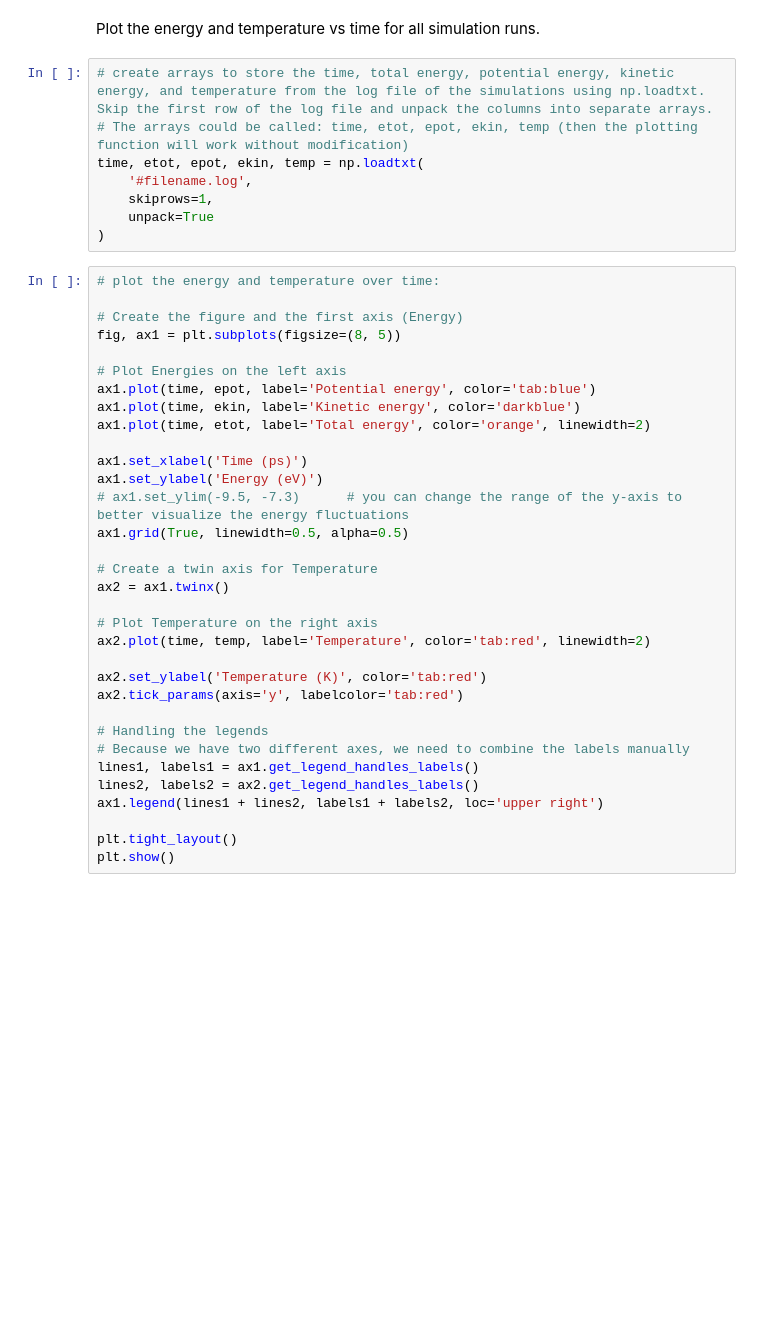
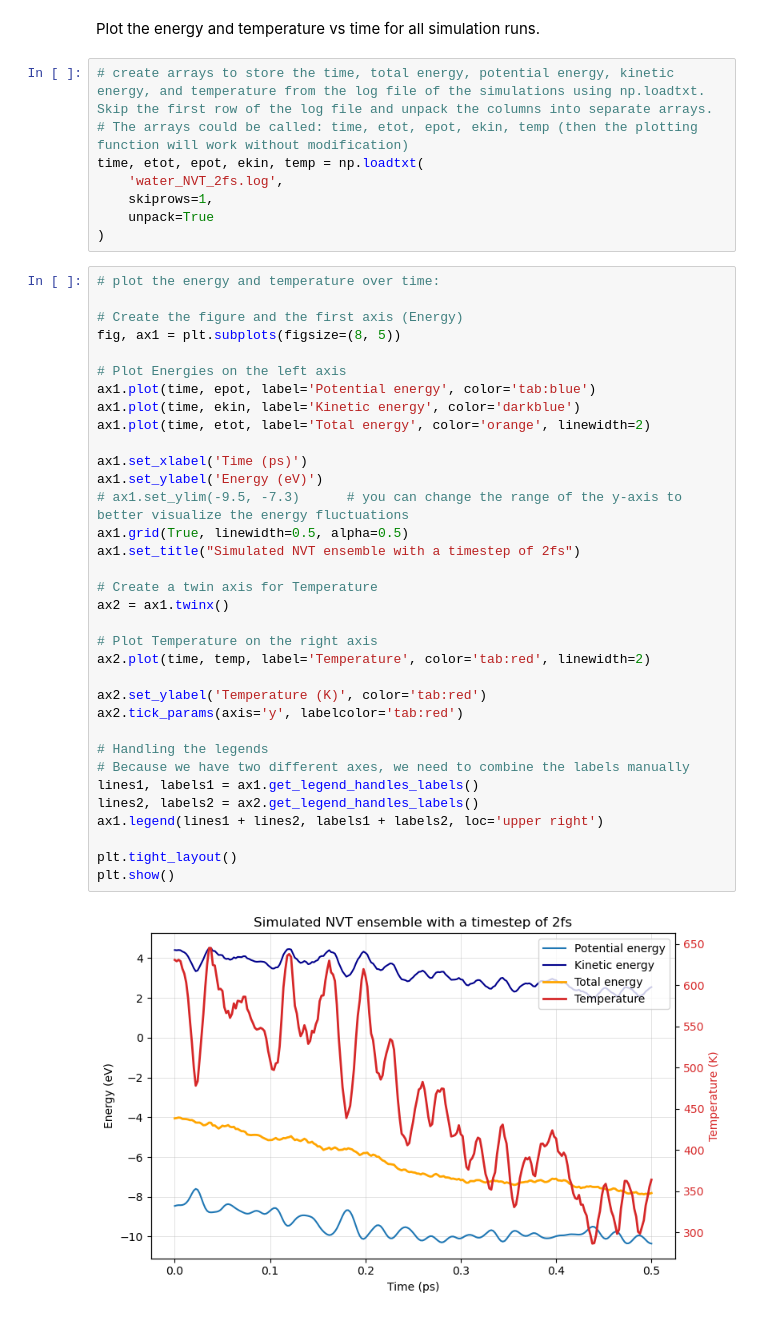
Before and after one commit to JulianBruegger996/Compchem, a Jupyter notebook: 9/Day9_MD_water.ipynb, the cells around one changed output. Saved outputs shown, nothing was run; the diff lists cells and outputs as text; blank space fills up the shorter version.

```diff
--- a/9/Day9_MD_water.ipynb
+++ b/9/Day9_MD_water.ipynb
@@ -141,7 +181,7 @@ Plot the energy and temperature vs time for all simulation runs.
 # create arrays to store the time, total energy, potential energy, kinetic energy, and temperature from the log file of the simulations using np.loadtxt. Skip the first row of the log file and unpack the columns into separate arrays.
 # The arrays could be called: time, etot, epot, ekin, temp (then the plotting function will work without modification)
 time, etot, epot, ekin, temp = np.loadtxt(
-    '#filename.log',
+    'water_NVT_2fs.log',
     skiprows=1,
     unpack=True
 )
@@ -151,30 +191,33 @@ time, etot, epot, ekin, temp = np.loadtxt(
 # Create the figure and the first axis (Energy)
 fig, ax1 = plt.subplots(figsize=(8, 5))
 
 # Plot Energies on the left axis
 ax1.plot(time, epot, label='Potential energy', color='tab:blue')
 ax1.plot(time, ekin, label='Kinetic energy', color='darkblue')
 ax1.plot(time, etot, label='Total energy', color='orange', linewidth=2)
 
 ax1.set_xlabel('Time (ps)')
 ax1.set_ylabel('Energy (eV)')
 # ax1.set_ylim(-9.5, -7.3)      # you can change the range of the y-axis to better visualize the energy fluctuations
 ax1.grid(True, linewidth=0.5, alpha=0.5)
+ax1.set_title("Simulated NVT ensemble with a timestep of 2fs")
 
 # Create a twin axis for Temperature
 ax2 = ax1.twinx()
 
 # Plot Temperature on the right axis
 ax2.plot(time, temp, label='Temperature', color='tab:red', linewidth=2)
 
 ax2.set_ylabel('Temperature (K)', color='tab:red')
 ax2.tick_params(axis='y', labelcolor='tab:red')
 
 # Handling the legends
 # Because we have two different axes, we need to combine the labels manually
 lines1, labels1 = ax1.get_legend_handles_labels()
 lines2, labels2 = ax2.get_legend_handles_labels()
 ax1.legend(lines1 + lines2, labels1 + labels2, loc='upper right')
 
 plt.tight_layout()
 plt.show()
+# %% [output]
+[figure, added]
```
Also changed, not shown: parts of 15 cells of this notebook, 8 other files.
